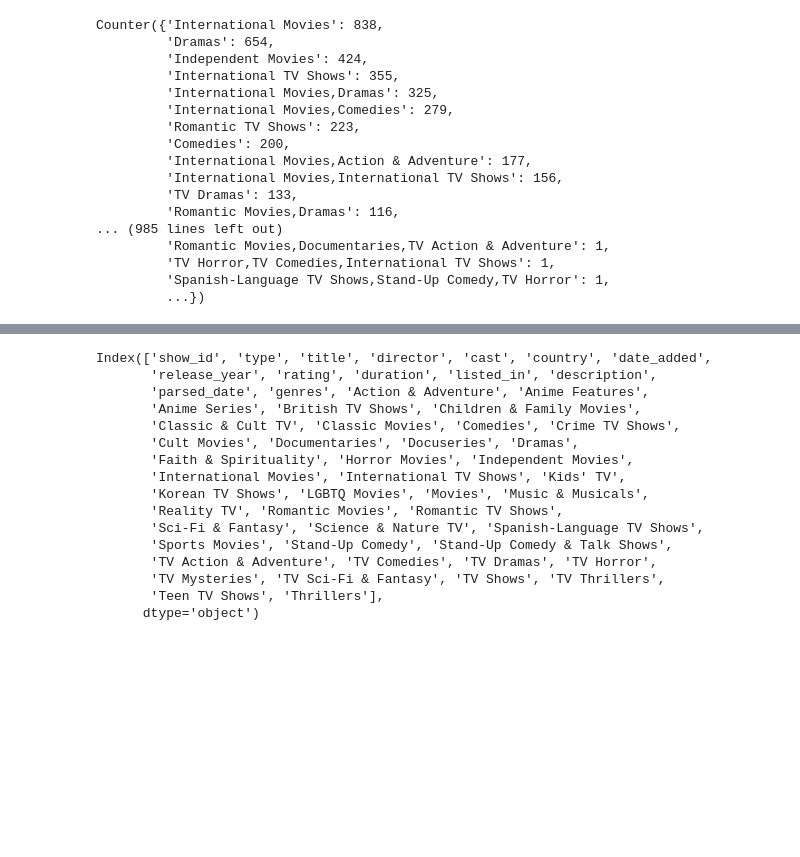
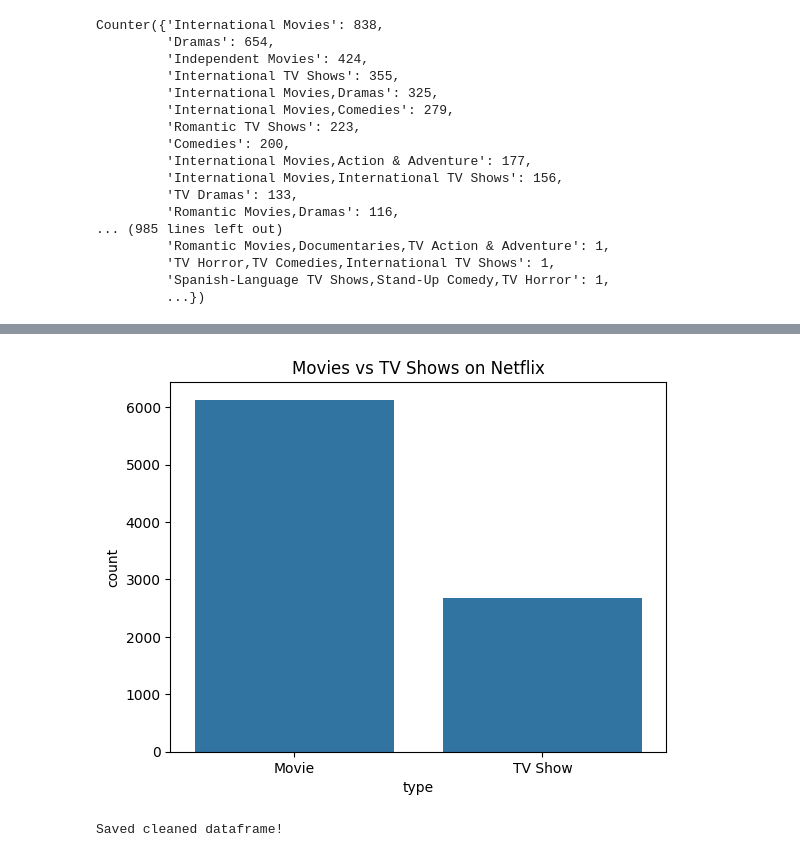
Before and after one commit to shivakumar99/Movie-TVShow-Recommender, a Jupyter notebook: notebooks/eda.ipynb, the cells around one changed output, grey strips where cells are left out. Saved outputs shown, nothing was run; the diff lists cells and outputs as text; code cells hidden in the pictures; blank space fills up the shorter version.

```diff
--- a/notebooks/eda.ipynb
+++ b/notebooks/eda.ipynb
@@ -102,4 +117,7 @@ from sklearn.preprocessing import MultiLabelBinarizer
 # %%
-mlb = MultiLabelBinarizer()
-genre_matrix = mlb.fit_transform(df['listed_in'].str.split(', '))
-genre_df = pd.DataFrame(genre_matrix, columns=mlb.classes_)
+# Count movies vs TV shows
+sns.countplot(data=df, x="type")
+plt.title("Movies vs TV Shows on Netflix")
+plt.show()
+# %% [output]
+[figure, added]
@@ -108,19 +124,5 @@ df_final = pd.concat([df, genre_df], axis=1)
-# %%
-df_final.columns
-# %% [output]
-Index(['show_id', 'type', 'title', 'director', 'cast', 'country', 'date_added',
-       'release_year', 'rating', 'duration', 'listed_in', 'description',
-       'parsed_date', 'genres', 'Action & Adventure', 'Anime Features',
-       'Anime Series', 'British TV Shows', 'Children & Family Movies',
-       'Classic & Cult TV', 'Classic Movies', 'Comedies', 'Crime TV Shows',
-       'Cult Movies', 'Documentaries', 'Docuseries', 'Dramas',
-       'Faith & Spirituality', 'Horror Movies', 'Independent Movies',
-       'International Movies', 'International TV Shows', 'Kids' TV',
-       'Korean TV Shows', 'LGBTQ Movies', 'Movies', 'Music & Musicals',
-       'Reality TV', 'Romantic Movies', 'Romantic TV Shows',
-       'Sci-Fi & Fantasy', 'Science & Nature TV', 'Spanish-Language TV Shows',
-       'Sports Movies', 'Stand-Up Comedy', 'Stand-Up Comedy & Talk Shows',
-       'TV Action & Adventure', 'TV Comedies', 'TV Dramas', 'TV Horror',
-       'TV Mysteries', 'TV Sci-Fi & Fantasy', 'TV Shows', 'TV Thrillers',
-       'Teen TV Shows', 'Thrillers'],
-      dtype='object')
+# %%
+df.to_pickle("netflix_cleaned.pkl")
+print("Saved cleaned dataframe!")
+# %% [output]
+Saved cleaned dataframe!
```
Also changed, not shown: parts of 6 cells of this notebook.
